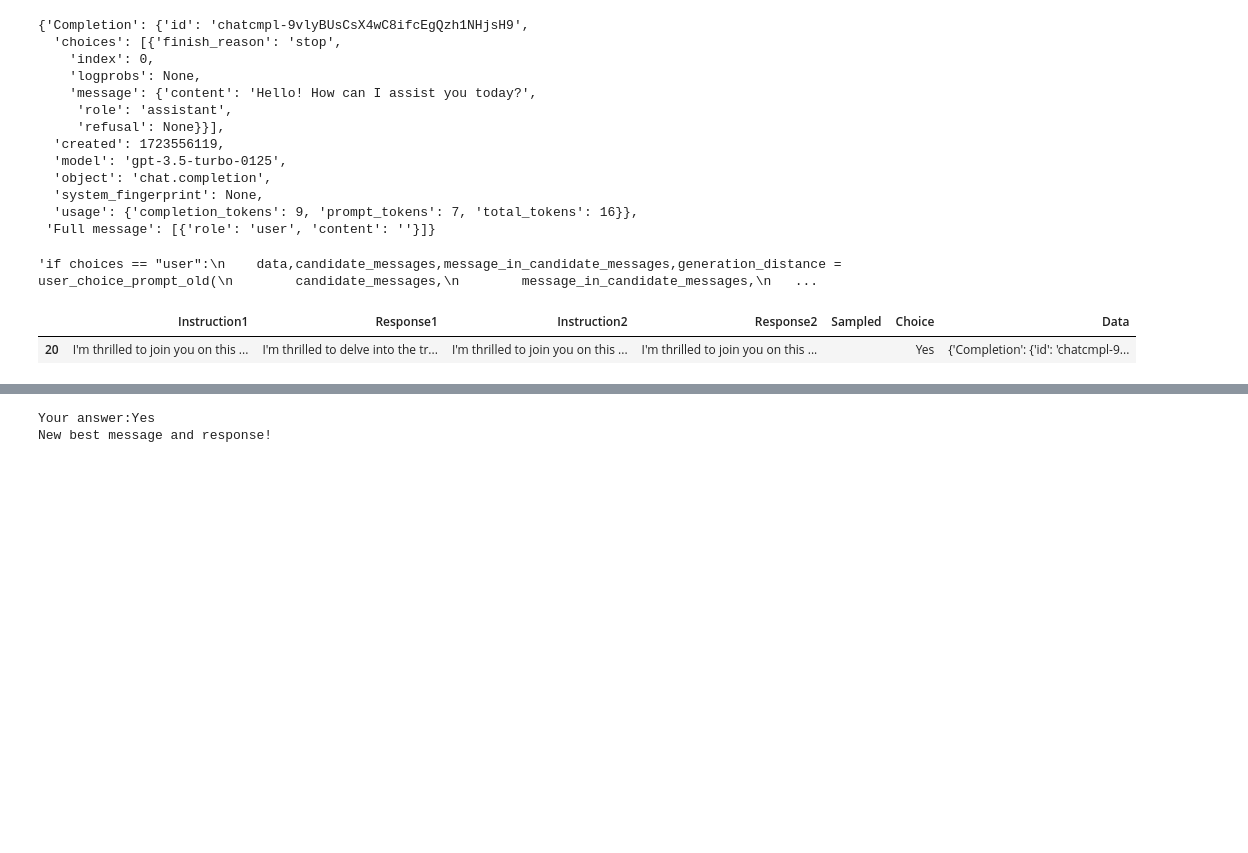
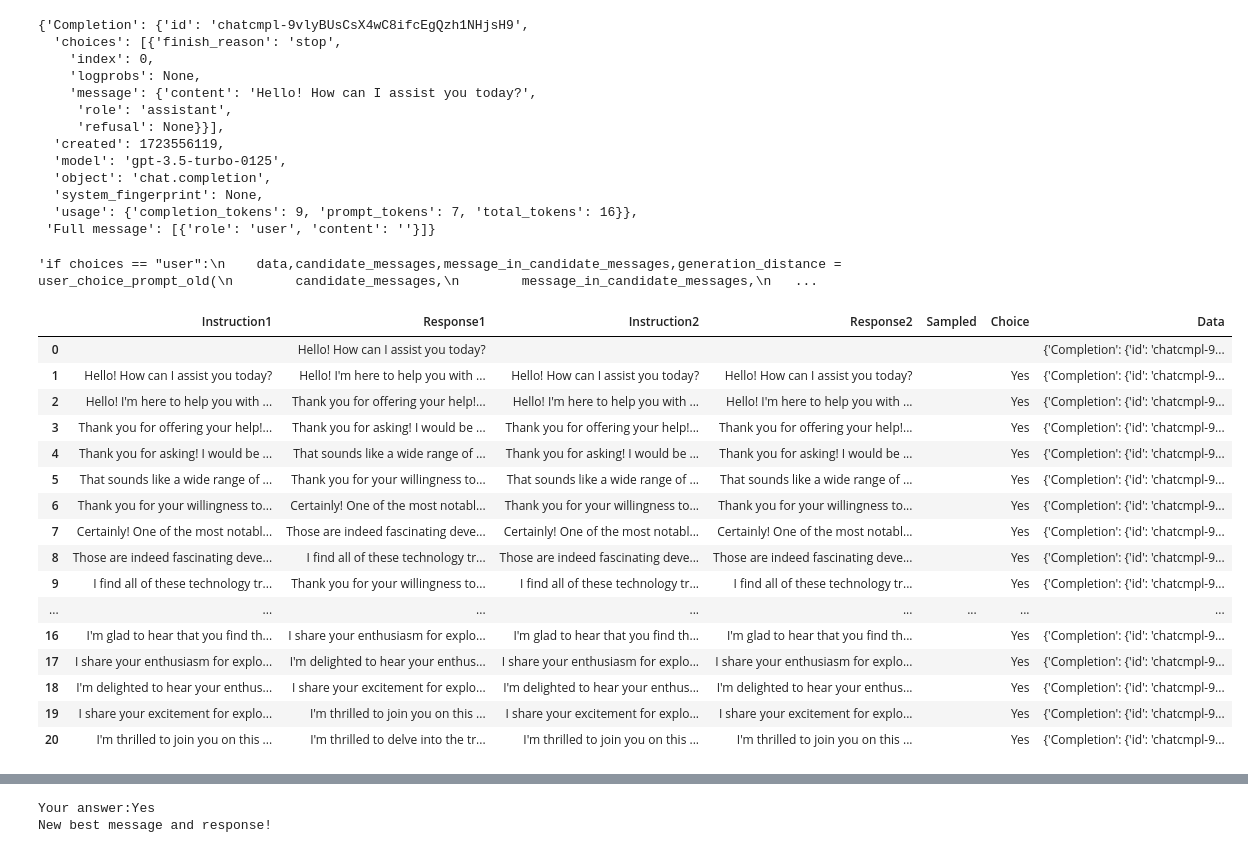
Before and after one commit to OpenAIRes/evals, a Jupyter notebook: examples/battle.ipynb, the cells around one changed output, grey strips where cells are left out. Saved outputs shown, nothing was run; the diff lists cells and outputs as text; code cells hidden in the pictures; blank space fills up the shorter version.

Commit message:
Add empty first row in dataset

```diff
--- a/examples/battle.ipynb
+++ b/examples/battle.ipynb
@@ -103,7 +103,10 @@ except FileNotFoundError:
         model = model,
         )
     dataset = pd.DataFrame(
-        [["", completion.choices[0].message.content, "", "", "", "", {}]],
+        [
+            ["", "", "", "", "", "", {}],
+            ["", completion.choices[0].message.content, "", "", "", "", {}]
+            ],
         columns=['Instruction1', 'Response1', 'Instruction2', 'Response2', 'Sampled', 'Choice', 'Data']
     )
     dataset.at[0, "Data"] = {"Completion":completion.to_dict(),"Full message":initial_message}
@@ -356,9 +359,24 @@ def improve_chat(n, dataset_path):
     data = user_choice_prompt(candidate_message,parent,candidate_message,last_response)[0]
     return data
 # %%
-dataset.iloc[-1:]
+dataset
 # %% [output]
 |  | Instruction1 | Response1 | Instruction2 | Response2 | Sampled | Choice | Data |
+| 0 |  | Hello! How can I assist you today? |  |  |  |  | {'Completion': {'id': 'chatcmpl-9... |
+| 1 | Hello! How can I assist you today? | Hello! I'm here to help you with ... | Hello! How can I assist you today? | Hello! How can I assist you today? |  | Yes | {'Completion': {'id': 'chatcmpl-9... |
+| 2 | Hello! I'm here to help you with ... | Thank you for offering your help!... | Hello! I'm here to help you with ... | Hello! I'm here to help you with ... |  | Yes | {'Completion': {'id': 'chatcmpl-9... |
+| 3 | Thank you for offering your help!... | Thank you for asking! I would be ... | Thank you for offering your help!... | Thank you for offering your help!... |  | Yes | {'Completion': {'id': 'chatcmpl-9... |
+| 4 | Thank you for asking! I would be ... | That sounds like a wide range of ... | Thank you for asking! I would be ... | Thank you for asking! I would be ... |  | Yes | {'Completion': {'id': 'chatcmpl-9... |
+| 5 | That sounds like a wide range of ... | Thank you for your willingness to... | That sounds like a wide range of ... | That sounds like a wide range of ... |  | Yes | {'Completion': {'id': 'chatcmpl-9... |
+| 6 | Thank you for your willingness to... | Certainly! One of the most notabl... | Thank you for your willingness to... | Thank you for your willingness to... |  | Yes | {'Completion': {'id': 'chatcmpl-9... |
+| 7 | Certainly! One of the most notabl... | Those are indeed fascinating deve... | Certainly! One of the most notabl... | Certainly! One of the most notabl... |  | Yes | {'Completion': {'id': 'chatcmpl-9... |
+| 8 | Those are indeed fascinating deve... | I find all of these technology tr... | Those are indeed fascinating deve... | Those are indeed fascinating deve... |  | Yes | {'Completion': {'id': 'chatcmpl-9... |
+| 9 | I find all of these technology tr... | Thank you for your willingness to... | I find all of these technology tr... | I find all of these technology tr... |  | Yes | {'Completion': {'id': 'chatcmpl-9... |
+| ... | ... | ... | ... | ... | ... | ... | ... |
+| 16 | I'm glad to hear that you find th... | I share your enthusiasm for explo... | I'm glad to hear that you find th... | I'm glad to hear that you find th... |  | Yes | {'Completion': {'id': 'chatcmpl-9... |
+| 17 | I share your enthusiasm for explo... | I'm delighted to hear your enthus... | I share your enthusiasm for explo... | I share your enthusiasm for explo... |  | Yes | {'Completion': {'id': 'chatcmpl-9... |
+| 18 | I'm delighted to hear your enthus... | I share your excitement for explo... | I'm delighted to hear your enthus... | I'm delighted to hear your enthus... |  | Yes | {'Completion': {'id': 'chatcmpl-9... |
+| 19 | I share your excitement for explo... | I'm thrilled to join you on this ... | I share your excitement for explo... | I share your excitement for explo... |  | Yes | {'Completion': {'id': 'chatcmpl-9... |
 | 20 | I'm thrilled to join you on this ... | I'm thrilled to delve into the tr... | I'm thrilled to join you on this ... | I'm thrilled to join you on this ... |  | Yes | {'Completion': {'id': 'chatcmpl-9... |
 # %%
 n = 0
```
Also changed, not shown: parts of 12 cells of this notebook.
